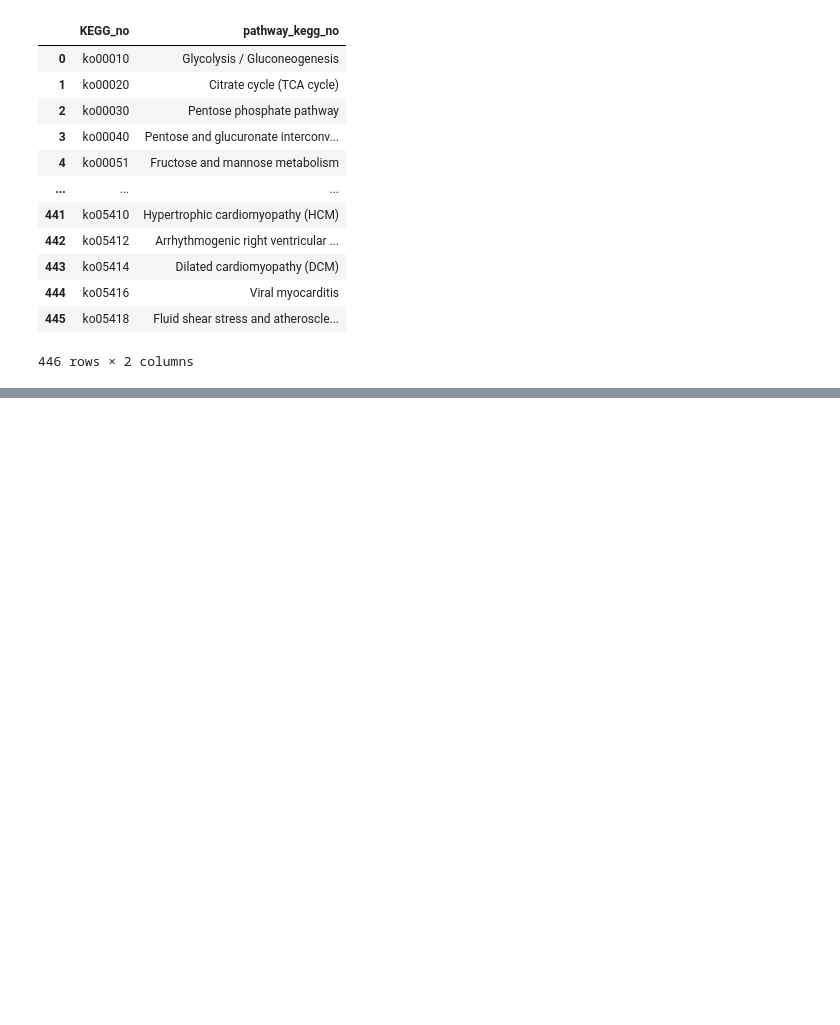
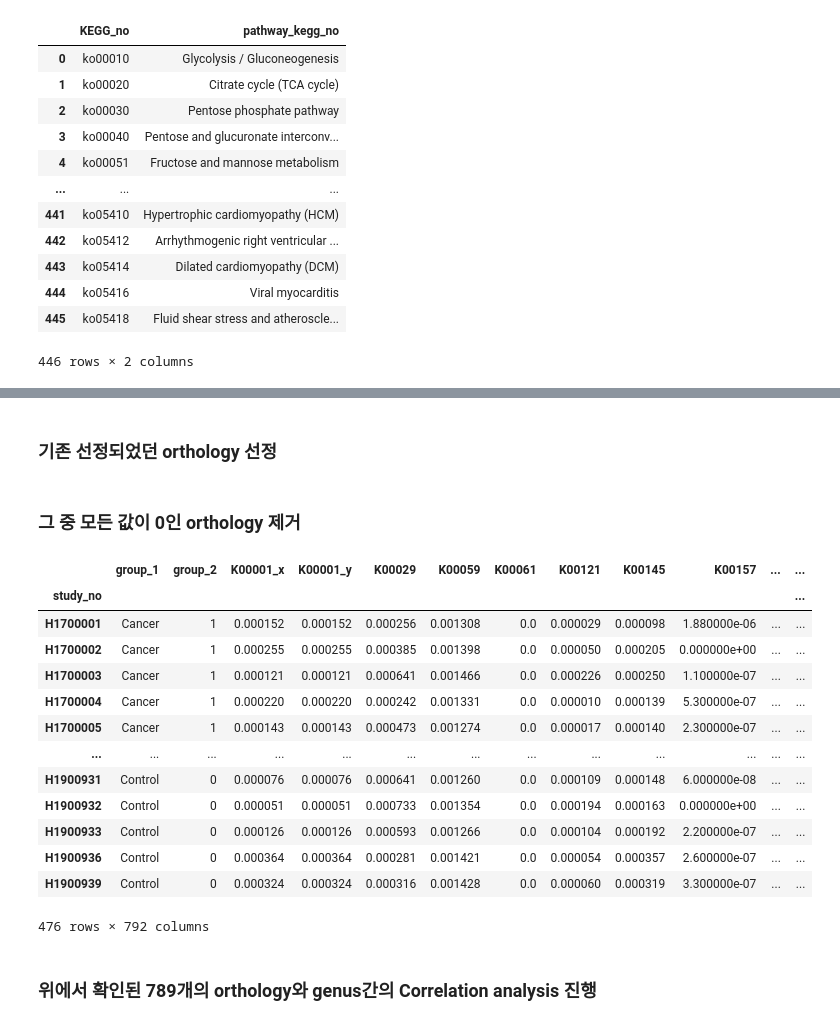
Before and after one commit to yooninsu/Pancreatic-Cancer-Analysis, a Jupyter notebook: Correlation-analysis.ipynb, the cells around one changed output, grey strips where cells are left out. Saved outputs shown, nothing was run; the diff lists cells and outputs as text; code cells hidden in the pictures; blank space fills up the shorter version.

```diff
--- a/Correlation-analysis.ipynb
+++ b/Correlation-analysis.ipynb
@@ -6,10 +6,12 @@ from statsmodels.stats.multitest import multipletests
 from scipy import stats
 
 path = "/home/user/Desktop/윤인수/data/"
+output_path = "/home/user/Desktop/윤인수/analysis_output"
 tax_data = pd.read_csv(path+"/PC_normalized_PC92_HC384_130 genus_ML.csv")
 path_data = pd.read_csv(path+"/PC Pathway.csv")
 ortho_data = pd.read_csv(path+'/PC Orthology.csv')
 mapping_df = pd.read_excel(path+ "/pathway_Orthology_map.xlsx")
+ortho_label = pd.read_excel(path+'/orthology_label_list.xlsx')
 tax_data
 print(path_data.shape)
 print(tax_data.shape)
@@ -411,0 +275,31 @@ plt.show()
+# %% [markdown]
+### 기존 선정되었던 orthology 선정
+# %%
+selected_ortho_data = pd.read_excel(output_path+'/orthology_analysis_results.xlsx',index_col = 0)
+selected_ortho_list = selected_ortho_data['Orthology_kegg_no']
+# %% [markdown]
+### 그 중 모든 값이 0인 orthology 제거
+# %%
+sod = ortho_data[selected_ortho_list]
+sod = sod.loc[:, sod.sum() != 0]
+label = ortho_data.iloc[:,:3]
+# Merge based on the "index" column
+otho_df = pd.merge(label, sod, how='left', left_index=True, right_index=True)
+otho_df
+# %% [output]
+|  | group_1 | group_2 | K00001_x | K00001_y | K00029 | K00059 | K00061 | K00121 | K00145 | K00157 | ... | ... |
+| study_no |  |  |  |  |  |  |  |  |  |  |  | ... |
+| H1700001 | Cancer | 1 | 0.000152 | 0.000152 | 0.000256 | 0.001308 | 0.0 | 0.000029 | 0.000098 | 1.880000e-06 | ... | ... |
+| H1700002 | Cancer | 1 | 0.000255 | 0.000255 | 0.000385 | 0.001398 | 0.0 | 0.000050 | 0.000205 | 0.000000e+00 | ... | ... |
+| H1700003 | Cancer | 1 | 0.000121 | 0.000121 | 0.000641 | 0.001466 | 0.0 | 0.000226 | 0.000250 | 1.100000e-07 | ... | ... |
+| H1700004 | Cancer | 1 | 0.000220 | 0.000220 | 0.000242 | 0.001331 | 0.0 | 0.000010 | 0.000139 | 5.300000e-07 | ... | ... |
+| H1700005 | Cancer | 1 | 0.000143 | 0.000143 | 0.000473 | 0.001274 | 0.0 | 0.000017 | 0.000140 | 2.300000e-07 | ... | ... |
+| ... | ... | ... | ... | ... | ... | ... | ... | ... | ... | ... | ... | ... |
+| H1900931 | Control | 0 | 0.000076 | 0.000076 | 0.000641 | 0.001260 | 0.0 | 0.000109 | 0.000148 | 6.000000e-08 | ... | ... |
+| H1900932 | Control | 0 | 0.000051 | 0.000051 | 0.000733 | 0.001354 | 0.0 | 0.000194 | 0.000163 | 0.000000e+00 | ... | ... |
+| H1900933 | Control | 0 | 0.000126 | 0.000126 | 0.000593 | 0.001266 | 0.0 | 0.000104 | 0.000192 | 2.200000e-07 | ... | ... |
+| H1900936 | Control | 0 | 0.000364 | 0.000364 | 0.000281 | 0.001421 | 0.0 | 0.000054 | 0.000357 | 2.600000e-07 | ... | ... |
+| H1900939 | Control | 0 | 0.000324 | 0.000324 | 0.000316 | 0.001428 | 0.0 | 0.000060 | 0.000319 | 3.300000e-07 | ... | ... |
+476 rows × 792 columns
+# %% [markdown]
+### 위에서 확인된 789개의 orthology와 genus간의 Correlation analysis 진행
```
Also changed, not shown: parts of 35 cells of this notebook, 2 other files.
